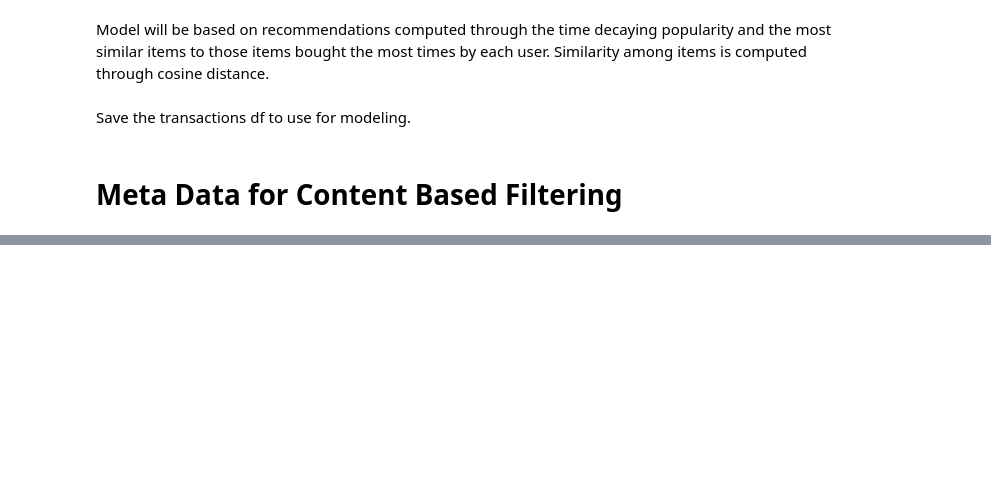
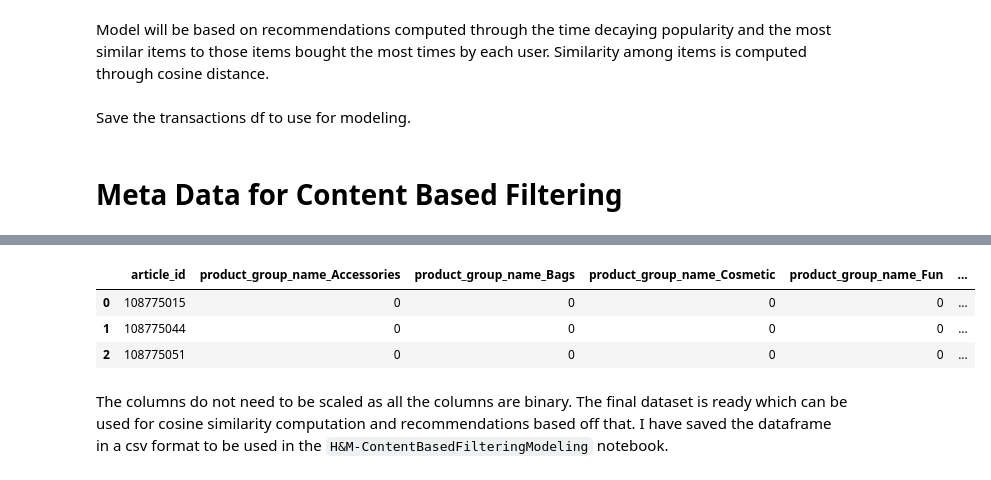
Before and after one commit to aliceagrawal/HM-Recommender-System-App, a Jupyter notebook: FinalDataPreparation.ipynb, the cells around one changed output, grey strips where cells are left out. Saved outputs shown, nothing was run; the diff lists cells and outputs as text; code cells hidden in the pictures; blank space fills up the shorter version.

```diff
--- a/FinalDataPreparation.ipynb
+++ b/FinalDataPreparation.ipynb
@@ -345,0 +279,9 @@ memory usage: 20.1+ MB
+# %%
+# we drop the columns which we do not want to keep in our meta data
+
+articles.drop(columns=['product_code', 'prod_name', 'product_type_no', 'product_type_name',
+                       'graphical_appearance_no', 'graphical_appearance_name', 'colour_group_code',
+                       'colour_group_name','perceived_colour_value_id', 'perceived_colour_value_name',
+                       'perceived_colour_master_id', 'perceived_colour_master_name', 'department_no',
+                       'department_name', 'index_code', 'index_name', 'index_group_no', 'section_no',
+                       'section_name', 'garment_group_no', 'detail_desc'], inplace= True)
@@ -345,0 +304,4 @@ memory usage: 20.1+ MB
+# %%
+# Dummy out the columns to produce binary columns for each 'feature'
+articles = pd.get_dummies(articles, columns=['product_group_name', 'index_group_name', 'garment_group_name'])
+articles.info()
@@ -345,0 +326,9 @@ memory usage: 20.1+ MB
+# %%
+articles.head(3)
+# %% [output]
+|  | article_id | product_group_name_Accessories | product_group_name_Bags | product_group_name_Cosmetic | product_group_name_Fun | ... |
+| 0 | 108775015 | 0 | 0 | 0 | 0 | ... |
+| 1 | 108775044 | 0 | 0 | 0 | 0 | ... |
+| 2 | 108775051 | 0 | 0 | 0 | 0 | ... |
+# %% [markdown]
+The columns do not need to be scaled as all the columns are binary. The final dataset is ready which can be used for cosine similarity computation and recommendations based off that. I have saved the dataframe in a csv format to be used in the `H&M-ContentBasedFilteringModeling` notebook.
```
Also changed, not shown: parts of 27 cells of this notebook, 1 other file.
